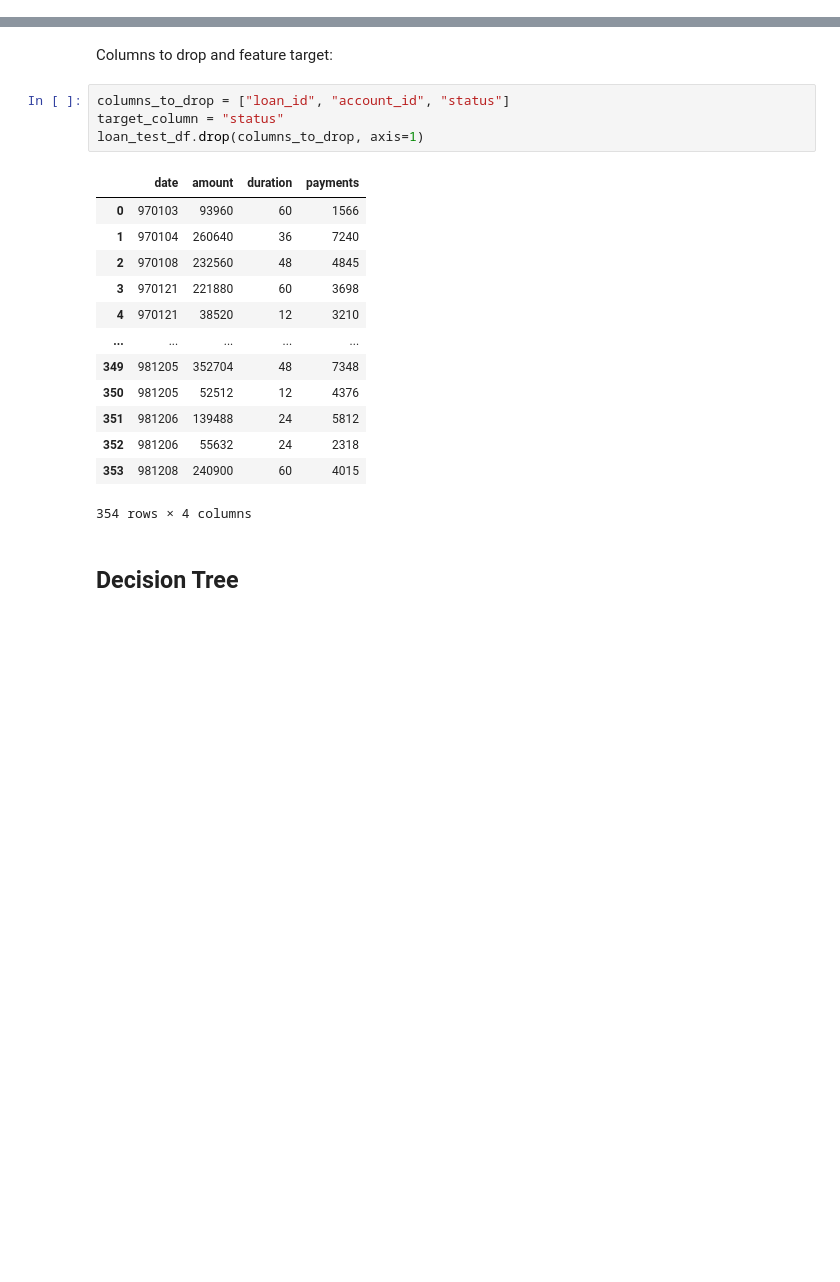
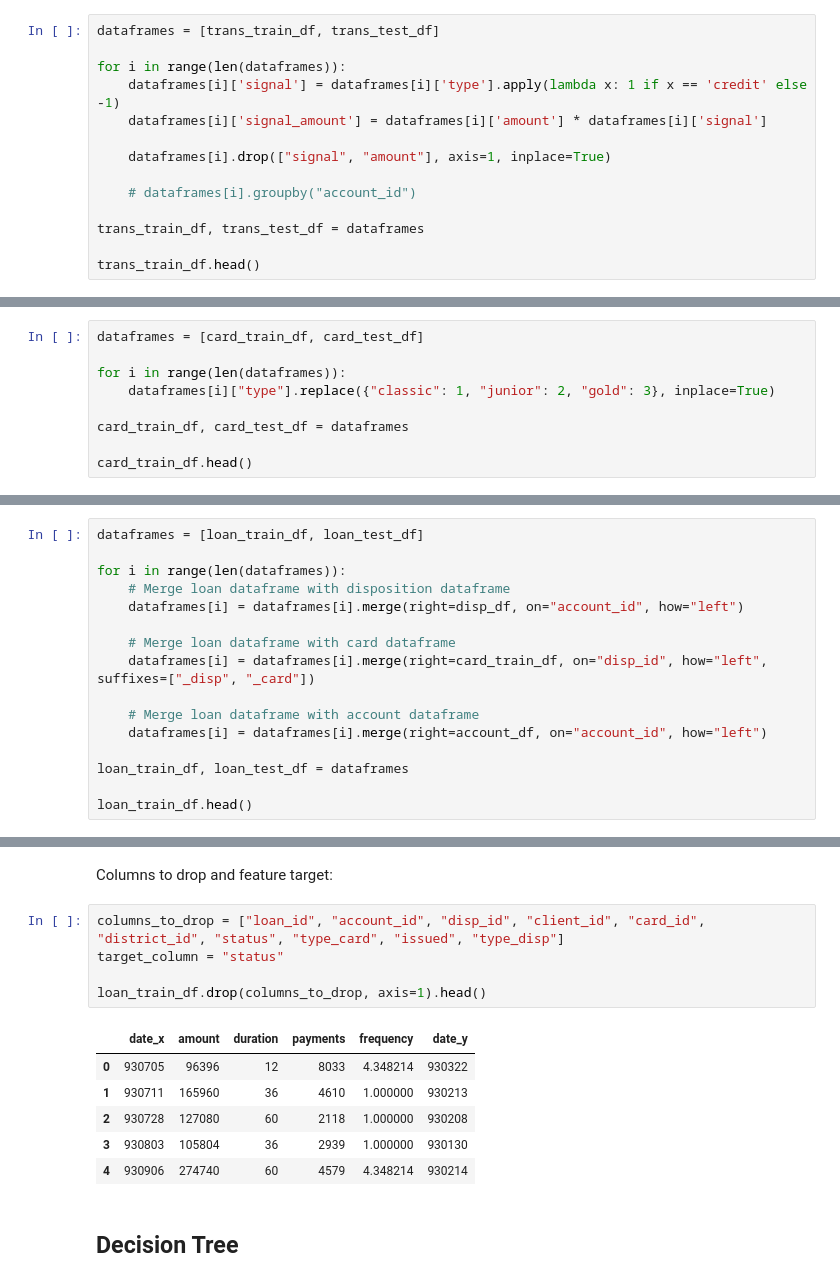
Before and after one commit to Educorreia932/FEUP-AC, a Jupyter notebook: Data Mining Project/notebooks/notebook.ipynb, the cells around one changed output, grey strips where cells are left out. Cells and saved outputs as stored; diff of their text form; blank space fills up the shorter version.

```diff
--- a/Data Mining Project/notebooks/notebook.ipynb
+++ b/Data Mining Project/notebooks/notebook.ipynb
@@ -188,0 +79,14 @@ dtype: int64
+# %%
+dataframes = [trans_train_df, trans_test_df]
+
+for i in range(len(dataframes)):
+    dataframes[i]['signal'] = dataframes[i]['type'].apply(lambda x: 1 if x == 'credit' else -1)
+    dataframes[i]['signal_amount'] = dataframes[i]['amount'] * dataframes[i]['signal']
+
+    dataframes[i].drop(["signal", "amount"], axis=1, inplace=True)
+
+    # dataframes[i].groupby("account_id")
+
+trans_train_df, trans_test_df = dataframes
+
+trans_train_df.head()
@@ -188,0 +102,9 @@ dtype: int64
+# %%
+dataframes = [card_train_df, card_test_df]
+
+for i in range(len(dataframes)):
+    dataframes[i]["type"].replace({"classic": 1, "junior": 2, "gold": 3}, inplace=True)
+
+card_train_df, card_test_df = dataframes
+
+card_train_df.head()
@@ -188,0 +120,16 @@ dtype: int64
+# %%
+dataframes = [loan_train_df, loan_test_df]
+
+for i in range(len(dataframes)):
+    # Merge loan dataframe with disposition dataframe
+    dataframes[i] = dataframes[i].merge(right=disp_df, on="account_id", how="left")
+
+    # Merge loan dataframe with card dataframe
+    dataframes[i] = dataframes[i].merge(right=card_train_df, on="disp_id", how="left", suffixes=["_disp", "_card"])
+
+    # Merge loan dataframe with account dataframe
+    dataframes[i] = dataframes[i].merge(right=account_df, on="account_id", how="left")
+
+loan_train_df, loan_test_df = dataframes
+
+loan_train_df.head()
@@ -208,23 +156,17 @@ plt.show()
 # %% [markdown]
 Columns to drop and feature target:
 # %%
-columns_to_drop = ["loan_id", "account_id", "status"]
+columns_to_drop = ["loan_id", "account_id", "disp_id", "client_id", "card_id", "district_id", "status", "type_card", "issued", "type_disp"]
 target_column = "status"
-loan_test_df.drop(columns_to_drop, axis=1)
+
+loan_train_df.drop(columns_to_drop, axis=1).head()
 # %% [output]
-|  | date | amount | duration | payments |
-| 0 | 970103 | 93960 | 60 | 1566 |
-| 1 | 970104 | 260640 | 36 | 7240 |
-| 2 | 970108 | 232560 | 48 | 4845 |
-| 3 | 970121 | 221880 | 60 | 3698 |
-| 4 | 970121 | 38520 | 12 | 3210 |
-| ... | ... | ... | ... | ... |
-| 349 | 981205 | 352704 | 48 | 7348 |
-| 350 | 981205 | 52512 | 12 | 4376 |
-| 351 | 981206 | 139488 | 24 | 5812 |
-| 352 | 981206 | 55632 | 24 | 2318 |
-| 353 | 981208 | 240900 | 60 | 4015 |
+|  | date_x | amount | duration | payments | frequency | date_y |
+| 0 | 930705 | 96396 | 12 | 8033 | 4.348214 | 930322 |
+| 1 | 930711 | 165960 | 36 | 4610 | 1.000000 | 930213 |
+| 2 | 930728 | 127080 | 60 | 2118 | 1.000000 | 930208 |
+| 3 | 930803 | 105804 | 36 | 2939 | 1.000000 | 930130 |
+| 4 | 930906 | 274740 | 60 | 4579 | 4.348214 | 930214 |
-354 rows × 4 columns
 # %% [markdown]
 ## Decision Tree
 # %%
```
Also changed, not shown: parts of 32 cells of this notebook, 1 other file.
